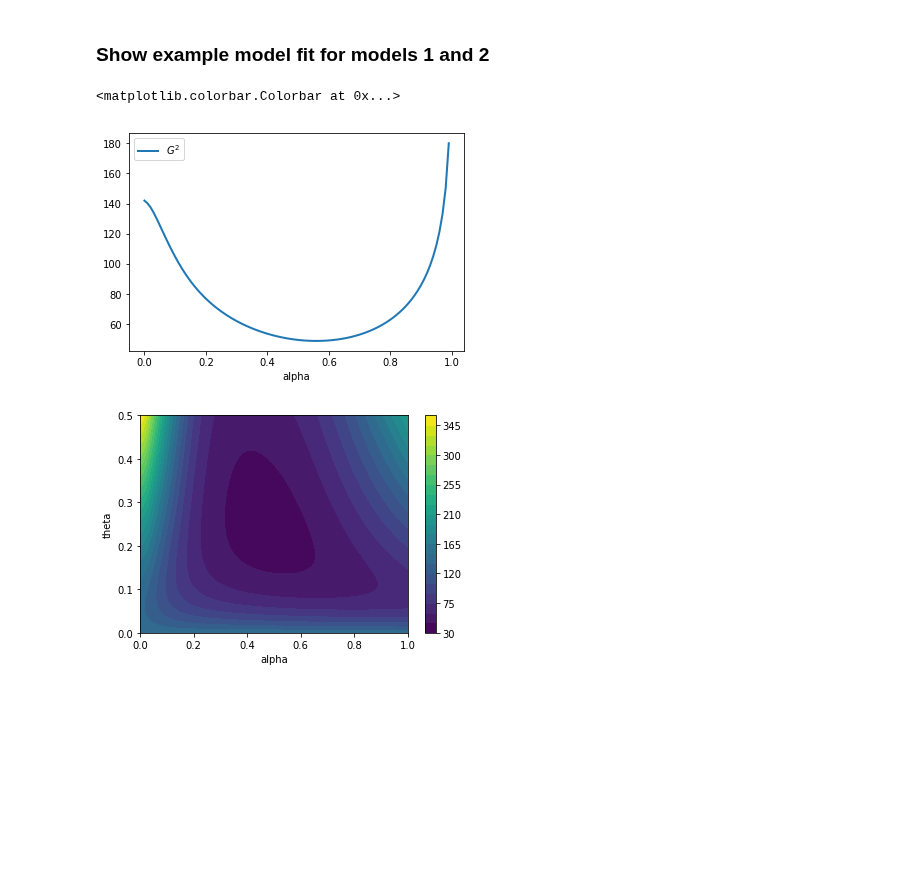
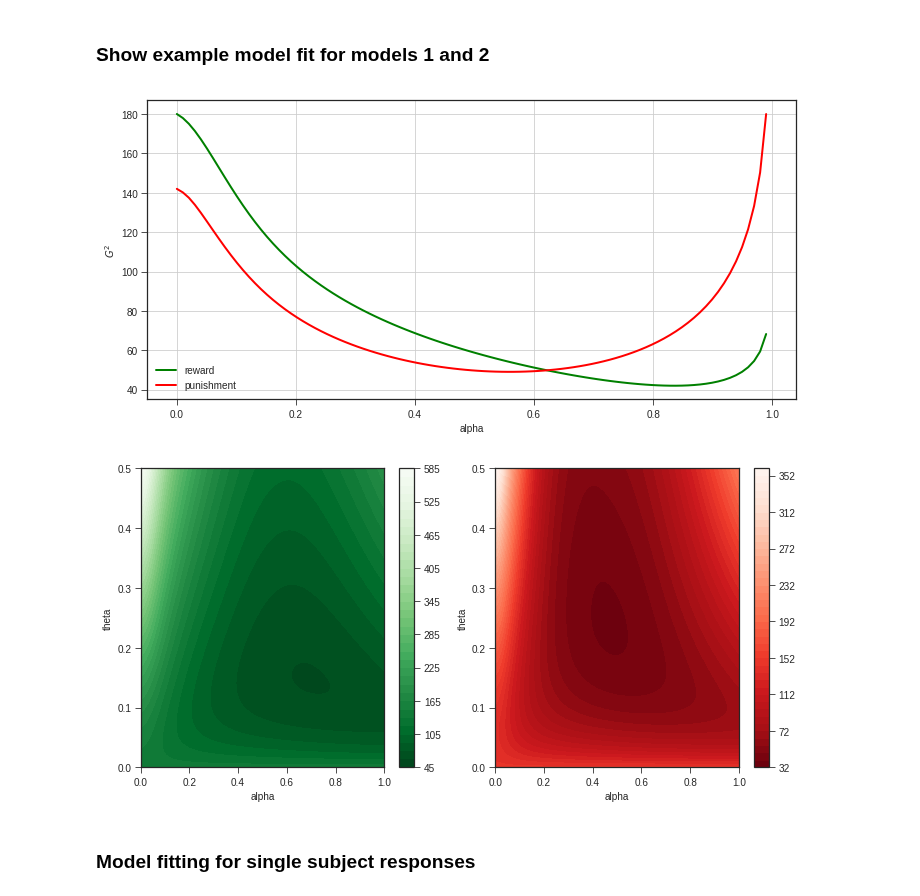
Before and after one commit to kbonna/decidenet, a Jupyter notebook: beh_modelling/dn01_behavioral_modelling.ipynb, the cells around one changed output. Cells and saved outputs as stored; diff of their text form; code cells hidden in the pictures; blank space fills up the shorter version.

```diff
--- a/beh_modelling/dn01_behavioral_modelling.ipynb
+++ b/beh_modelling/dn01_behavioral_modelling.ipynb
@@ -259,31 +333,52 @@ N_grid = 100
 alpha = np.linspace(0, 1, N_grid)
 theta = np.linspace(0, .5, N_grid)
 
-# Model 1
-fit1 = np.zeros(N_grid)
+### Model 1 #################################################################
+fit1 = np.zeros((2, N_grid))
 
 for i, a in enumerate(alpha):
-    fit1[i] = model1(df, a)
+    fit1[0, i] = g_square(df_rew, model1(df_rew, info_rew, a))
+    fit1[1, i] = g_square(df_pun, model1(df_pun, info_pun, a))
 
-fig1, ax1 = plt.subplots(facecolor='w')
-ax1.plot(alpha, fit1, linewidth=2, label='$G^2$')
-ax1.set_xlabel('alpha')
-ax1.legend()
-
-# Model 2
+### Model 2 #################################################################
 av, tv = np.meshgrid(alpha, theta)
 
-fit2 = np.zeros((N_grid, N_grid))
+fit2 = np.zeros((2, N_grid, N_grid))
 for i, a in enumerate(alpha):
     for j, t in enumerate(theta):
-        fit2[i, j] = model2(df, a, t)
-
-fig2, ax2 = plt.subplots(facecolor='w')
-im2 = ax2.contourf(alpha, theta, fit2.T, levels=30)
-ax2.set_xlabel('alpha')
-ax2.set_ylabel('theta')
-fig.colorbar(im2, ax=ax2)
+        fit2[0, i, j] = g_square(df_rew, model2(df_rew, info_rew, a, t))
+        fit2[1, i, j] = g_square(df_pun, model2(df_pun, info_pun, a, t))
-# %% [output]
-<matplotlib.colorbar.Colorbar at 0x...>
-[figure, removed]
-[figure, removed]
+# %%
+plt.style.use('seaborn-ticks')
+
+# Figure 1
+fig1, ax = plt.subplots(facecolor='w', figsize=(10, 5))
+ax.plot(alpha, fit1[0,:], linewidth=2, color='g', label='reward')
+ax.plot(alpha, fit1[1,:], linewidth=2, color='r', label='punishment')
+
+ax.set_ylabel('$G^2$')
+ax.set_xlabel('alpha')
+ax.legend()
+ax.grid()
+
+plt.tight_layout()
+
+# Figure 2
+fig2, (ax2r, ax2p) = plt.subplots(nrows=1, ncols=2, facecolor='w', figsize=(10, 5))
+im2r = ax2r.contourf(alpha, theta, fit2[0].T, levels=50, cmap='Greens_r')
+im2p = ax2p.contourf(alpha, theta, fit2[1].T, levels=50, cmap='Reds_r')
+
+ax2r.set_xlabel('alpha')
+ax2r.set_ylabel('theta')
+ax2p.set_xlabel('alpha')
+ax2p.set_ylabel('theta')
+
+fig2.colorbar(im2r, ax=ax2r)
+fig2.colorbar(im2p, ax=ax2p)
+
+plt.tight_layout()
+# %% [output]
+[figure, added]
+[figure, added]
+# %% [markdown]
+### Model fitting for single subject responses
```
Also changed, not shown: parts of 15 cells of this notebook.
